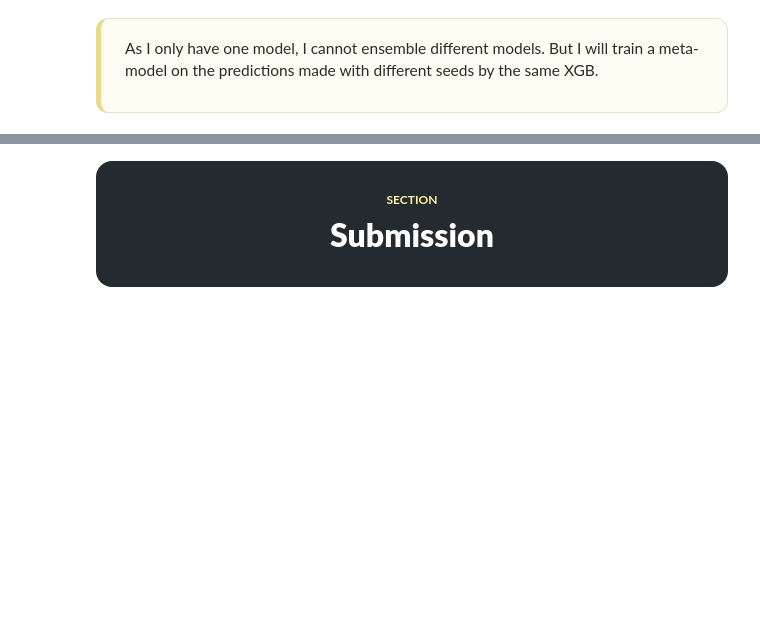
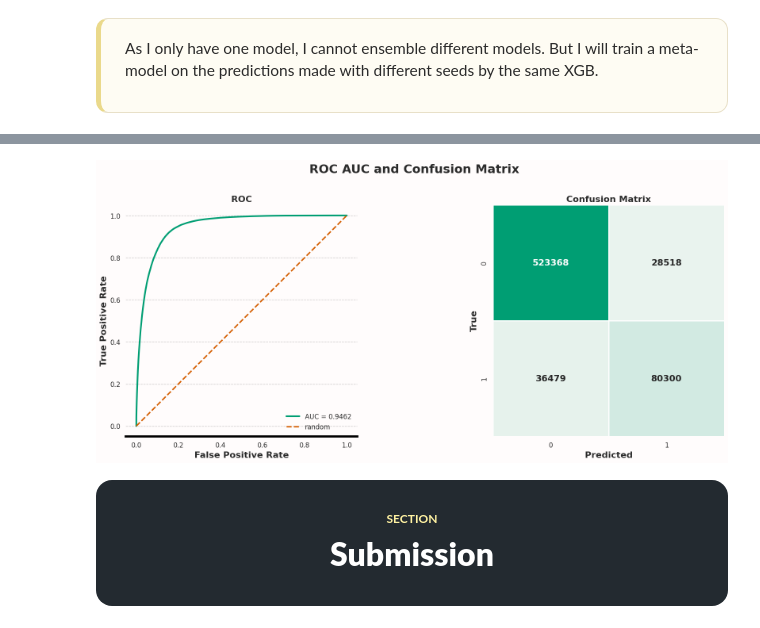
Before and after one commit to hermengardo/Kaggle-Playgrounds, a Jupyter notebook: ps6e9-EV.ipynb, the cells around one changed output, grey strips where cells are left out. Cells and saved outputs as stored; diff of their text form; code cells hidden in the pictures; blank space fills up the shorter version.

```diff
--- a/ps6e9-EV.ipynb
+++ b/ps6e9-EV.ipynb
@@ -593,7 +623,10 @@ Let's run one final test. <strong>I will use cross-validation with three differe
 models = {
     "LGBM": LGBMClassifier(random_state=CFG.seed, verbosity=-1),
     "Decision Tree": DecisionTreeClassifier(random_state=CFG.seed),
-    "Logistic Regression": LogisticRegression(random_state=CFG.seed),
+    "Logistic Regression": Pipeline([
+        ("scaler", StandardScaler()),
+        ("model", LogisticRegression(random_state=CFG.seed))
+    ]),
 }
 # %%
 def validate_hypothesis(models, X, y, noise_cols, splits=5):
@@ -746,6 +827,12 @@ test["commute_integer"] = np.floor(test["Daily_Commute_km"]).astype("int64")
 freq = train["commute_integer"].value_counts(normalize=True)
 train["commute_integer_fe"] = train["commute_integer"].map(freq).astype("float32")
 test["commute_integer_fe"] = test["commute_integer"].map(freq).fillna(0).astype("float32")
+# %%
+for col in test.columns:
+    rel_freq = pd.concat([train[col], test[col]]).value_counts(normalize=True)
+
+    train[f"freq_{col}"] = train[col].map(rel_freq).astype("float32")
+    test[f"freq_{col}"] = test[col].map(rel_freq).astype("float32")
 # %%
 original = new
 new = cross_val_score(LGBMClassifier(random_state=CFG.seed, verbosity=-1), train.drop(CFG.target, axis=1), train[CFG.target], cv=5, scoring="roc_auc")
@@ -779,12 +869,12 @@ I used optuna outside the notebook to get the parameters.
 model = XGBClassifier(
     max_depth=5,
     learning_rate=0.005,
-    min_child_weight=4.103230762955265,
-    subsample=0.6937319640790256,
-    colsample_bytree=0.3525127902131756,
-    gamma=1.0551020301589011,
-    reg_lambda=0.06906555517077836,
-    reg_alpha=0.0027899773248414774,
+    min_child_weight=4.292801435911466,
+    subsample=0.6286214059471156,
+    colsample_bytree=0.3077798807262763,
+    gamma=0.8191770197368944,
+    reg_lambda=0.05930874876877516,
+    reg_alpha=0.0015337557330749102,
     early_stopping_rounds=500,
     n_estimators=40000,
     tree_method="hist",
@@ -872,7 +962,7 @@ oofs = cross_validation(
     model, X, y, test, skf,
     to_encode=["Annual_Income_USD", "Daily_Commute_km", "inc_bin_600", "income1000_floor",
                "income100_floor", "commute_integer", "inc_d0", "inc_d1", "inc_d2", "inc_d3",
-               "inc_d4", "Age", "Number_of_Cars_Owned", "Home_Charging_Possible",
+               "Age", "Number_of_Cars_Owned", "Home_Charging_Possible",
                "Subsidy_Available", "Range_Anxiety_Level",
                "Gender", "Charging_Stations_Near_Work", "Charging_Stations_Near_Home",
                "Current_Car_Type", "City_Type"],
@@ -927,36 +1052,39 @@ ax_roc, ax_cm = axes
 
 for ax in axes:
     ax.set_facecolor("#FFFCFC")
     ax.spines["left"].set_visible(False)
     ax.spines["bottom"].set_visible(True)
-    ax.spines["bottom"].set_color("#000")
-    ax.spines["bottom"].set_linewidth(4)
     ax.spines["right"].set_visible(False)
     ax.spines["top"].set_visible(False)
 
-ax_roc.plot(fpr, tpr, color="#009E73", linewidth=3, label=f"AUC = {roc_auc:.3f}")
+    ax.spines["bottom"].set_color("#000")
+    ax.spines["bottom"].set_linewidth(4)
+
+ax_roc.plot(fpr, tpr, color="#009E73", linewidth=3, label=f"AUC = {roc_auc:.4f}")
 ax_roc.plot([0, 1], [0, 1], color="#D55E00", linestyle="--", linewidth=2.5, label="random")
 ax_roc.set_xlabel("False Positive Rate", fontsize=16, weight="bold")
 ax_roc.set_ylabel("True Positive Rate", fontsize=16, weight="bold")
 ax_roc.set_title("ROC", fontsize=16, weight="bold")
 ax_roc.legend(frameon=False, fontsize=12)
 ax_roc.xaxis.grid(False)
 ax_roc.yaxis.grid(True, color="#000", linestyle="--", linewidth=1.0, alpha=0.2, zorder=0)
 ax_roc.set_axisbelow(True)
 ax_roc.tick_params(labelsize=12)
 ax_roc.set_aspect("equal", adjustable="box")
 
 sns.heatmap(cm, annot=True, fmt="d", cmap=green_cmap, cbar=False,
             linewidths=1, linecolor="white", square=True,
             annot_kws={"fontsize":16, "weight": "bold"}, ax=ax_cm)
 ax_cm.set_xlabel("Predicted", fontsize=16, weight="bold")
 ax_cm.set_ylabel("True", fontsize=16, weight="bold")
 ax_cm.set_title("Confusion Matrix", fontsize=16, weight="bold")
 ax_cm.tick_params(labelsize=12)
 
 fig.suptitle("ROC AUC and Confusion Matrix", fontsize=22, weight="bold", y=0.98)
 fig.subplots_adjust(left=0.06, right=0.97, top=0.85, bottom=0.12, wspace=0.3)
 plt.show()
+# %% [output]
+[figure, added]
 # %% [markdown]
 <div style="width:100%; border-radius:16px; overflow:hidden; background-color:#232a30; background-image:linear-gradient(rgba(28,34,40,0.68), rgba(28,34,40,0.68)), url('https://upload.wikimedia.org/wikipedia/commons/thumb/f/fc/Pieter_Bruegel_the_Elder_-_The_Tower_of_Babel_%28Vienna%29_-_Google_Art_Project_-_edited.jpg/1280px-Pieter_Bruegel_the_Elder_-_The_Tower_of_Babel_%28Vienna%29_-_Google_Art_Project_-_edited.jpg'); background-size:cover; background-position:center;">
 <div style="text-align:center; padding:28px 24px;">
```
Also changed, not shown: parts of 21 cells of this notebook.
